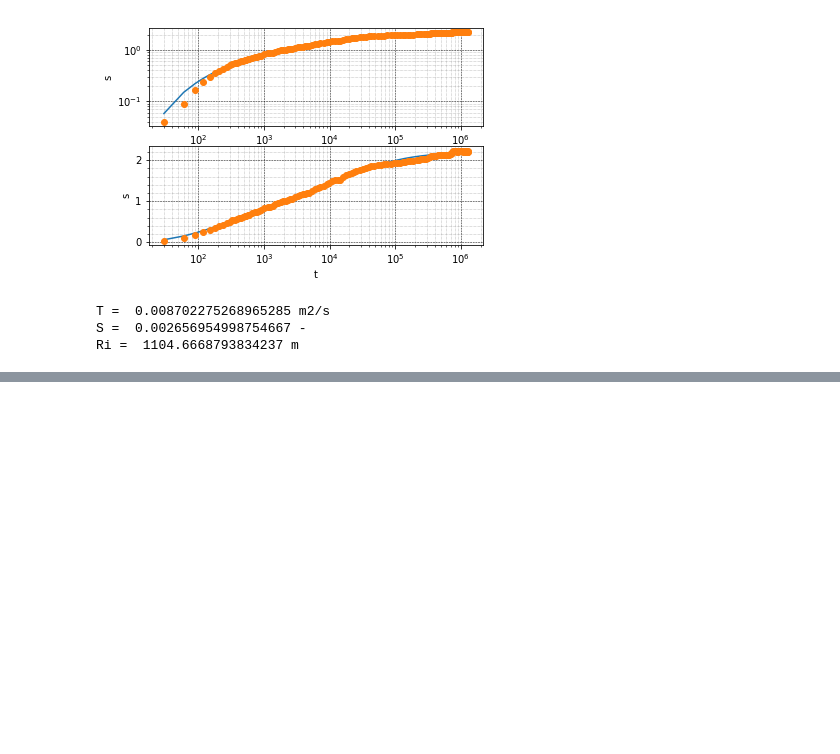
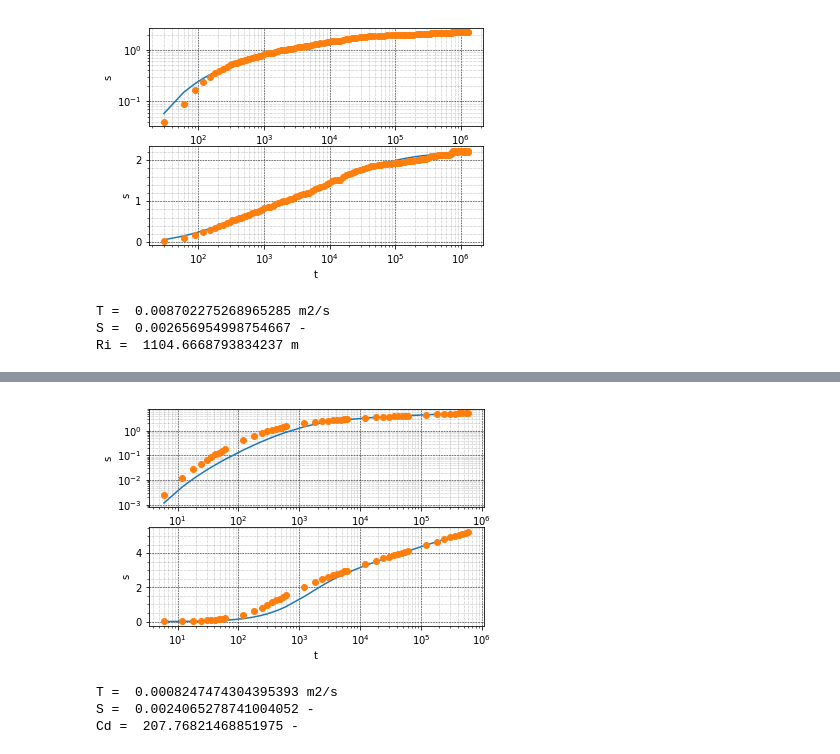
Before and after one commit to UniNE-CHYN/openhytest, a Jupyter notebook: notebooks/Test_prototype_model_fit_ND.ipynb, the cells around one changed output, grey strips where cells are left out. Cells and saved outputs as stored; diff of their text form; code cells hidden in the pictures; blank space fills up the shorter version.

```diff
--- a/notebooks/Test_prototype_model_fit_ND.ipynb
+++ b/notebooks/Test_prototype_model_fit_ND.ipynb
@@ -21,6 +22,7 @@ import matplotlib.pyplot as plt
 df = pd.read_csv('../data/ths_ds1.txt',header=None,sep=" ",names=['t','s'])
 df2 = pd.read_csv('../data/thn_ds1.txt',header=None,sep=" ",names=['t','s'])
 df3 = pd.read_csv('../data/thc_ds1.txt',header=None,sep=" ",names=['t','s'])
+df4 = pd.read_csv('../data/pca_ds1.txt',header=None,sep="\t",names=['t','s'])
 # %% [markdown]
 Below is the part where the classes are defined in order to test the concept.
 
@@ -263,0 +447,7 @@ Ri =  1104.6668793834237 m
+# %%
+coobredpapa.trial(p,df4)
+# %% [output]
+[figure, added]
+T =  0.0008247474304395393 m2/s
+S =  0.0024065278741004052 -
+Cd =  207.76821468851975 -
```
Also changed, not shown: parts of 11 cells of this notebook, 3 other files.
